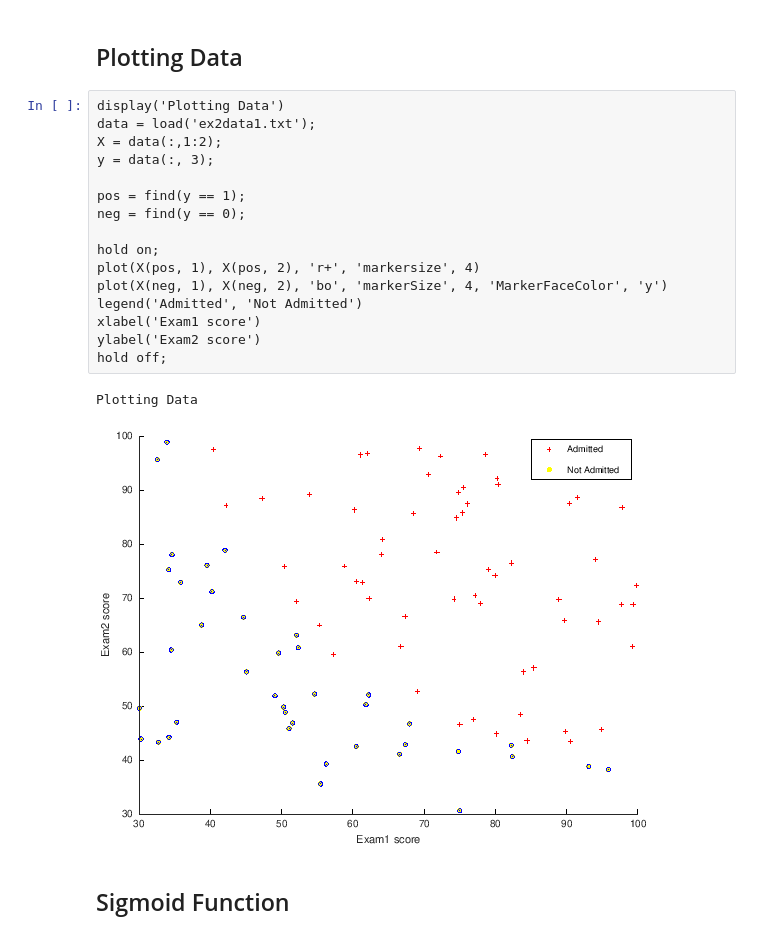
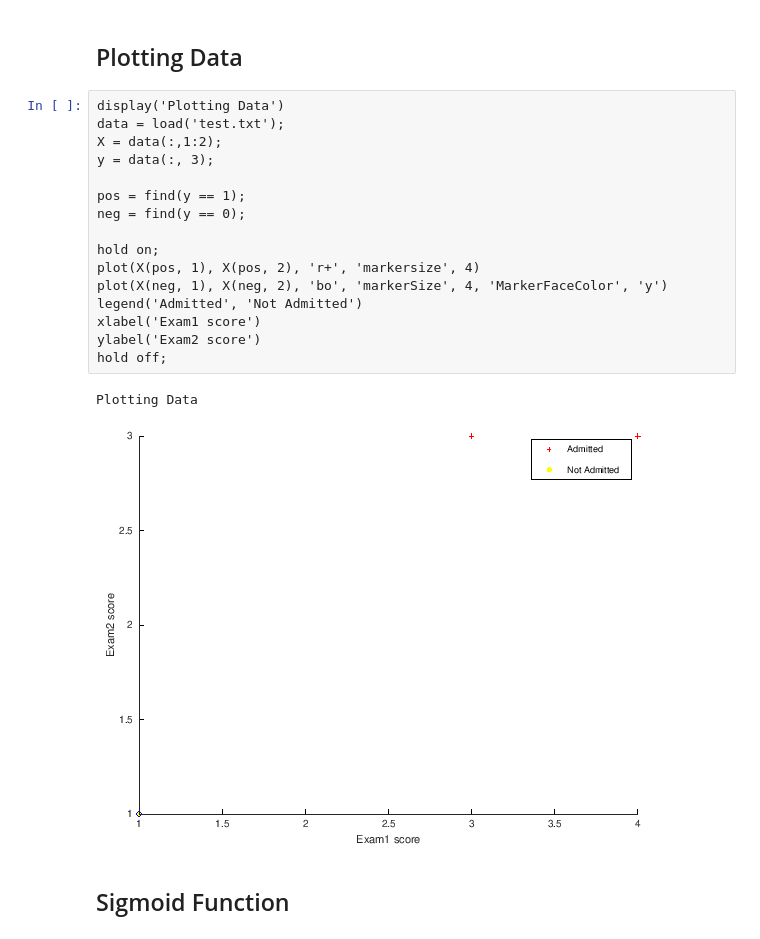
Before and after one commit to AaronFlower/Jupyter, a Jupyter notebook: Coursera-ML/02-Logistic-Regression/LogisticRegression-01.ipynb, the cells around one changed output. Cells and saved outputs as stored; diff of their text form.

```diff
--- a/Coursera-ML/02-Logistic-Regression/LogisticRegression-01.ipynb
+++ b/Coursera-ML/02-Logistic-Regression/LogisticRegression-01.ipynb
@@ -6,23 +6,23 @@ close all;
 ## Plotting Data
 # %%
 display('Plotting Data')
-data = load('ex2data1.txt');
+data = load('test.txt');
 X = data(:,1:2);
 y = data(:, 3);
 
 pos = find(y == 1);
 neg = find(y == 0);
 
 hold on;
 plot(X(pos, 1), X(pos, 2), 'r+', 'markersize', 4)
 plot(X(neg, 1), X(neg, 2), 'bo', 'markerSize', 4, 'MarkerFaceColor', 'y')
 legend('Admitted', 'Not Admitted')
 xlabel('Exam1 score')
 ylabel('Exam2 score')
 hold off;
 # %% [output]
 Plotting Data
-[figure, old version]
+[figure, new version]
 # %% [markdown]
 ## Sigmoid Function
 # %%
```
Also changed, not shown: parts of 3 cells of this notebook, 21 other files.
